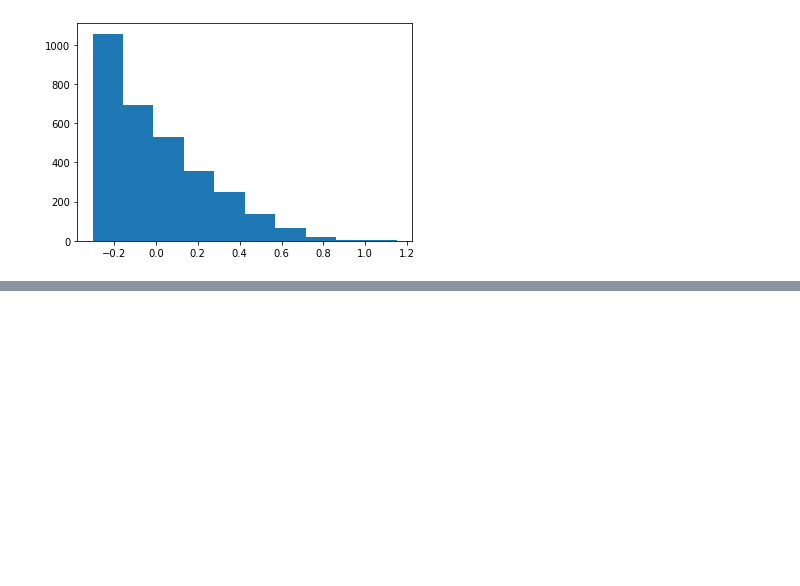
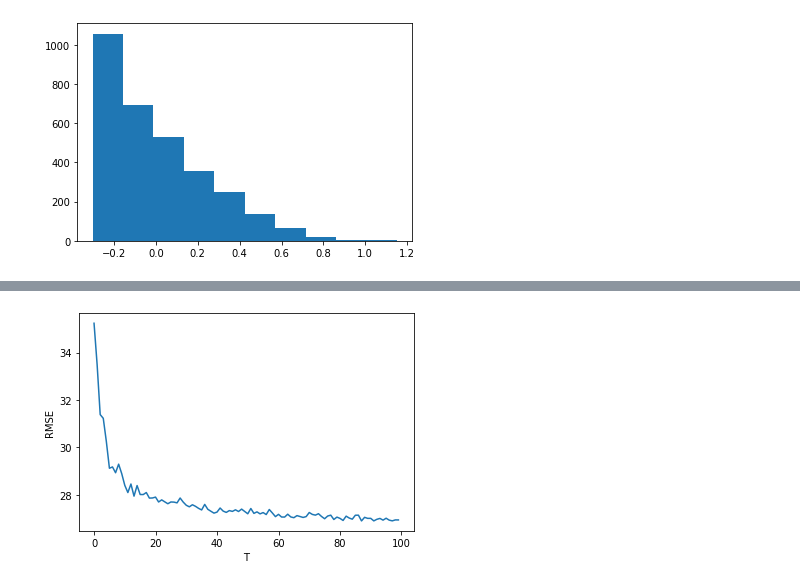
Before and after one commit to marinacer/EFC1, a Jupyter notebook: EFC1.ipynb, the cells around one changed output, grey strips where cells are left out. Drawn from its saved outputs; the diff is of its cells as text; code cells hidden in the pictures; blank space fills up the shorter version.

```diff
--- a/EFC1.ipynb
+++ b/EFC1.ipynb
@@ -183 +211,13 @@ for t in range(len(Tvec)):
+# %%
+# gráfico do RMSE médio em função de T
+rmse_mean = []
+for i in range(len(Tvec)):
+    rmse_mean.append(np.mean(result[i]))
+
+plt.plot(range(len(rmse_mean)),rmse_mean)
+plt.xlabel("T")
+plt.ylabel("RMSE")
+plt.show()
+# %% [output]
+[figure, added]
 # %%
```
Also changed, not shown: parts of 9 cells of this notebook.
